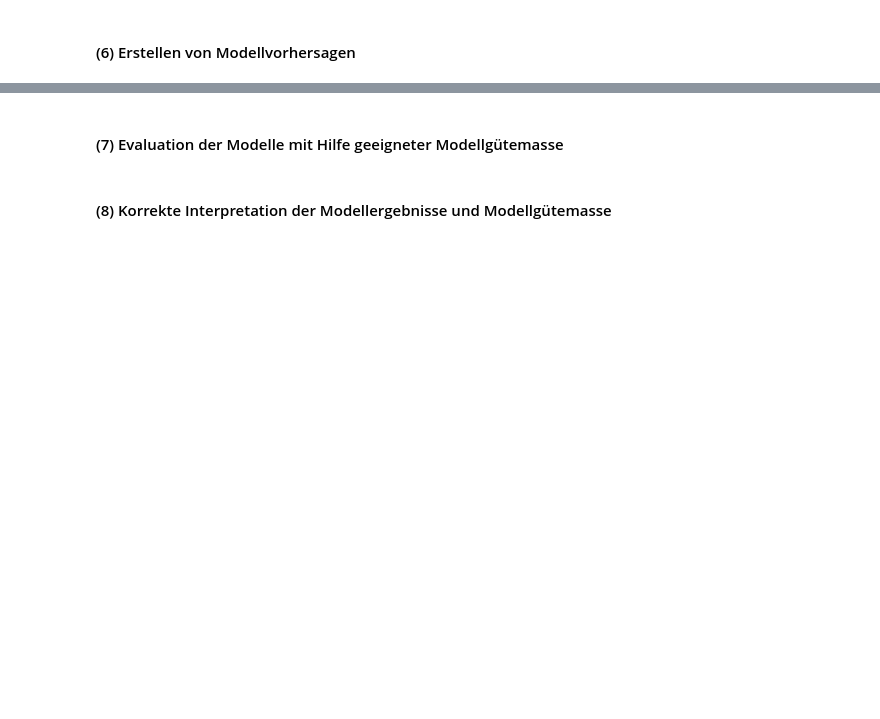
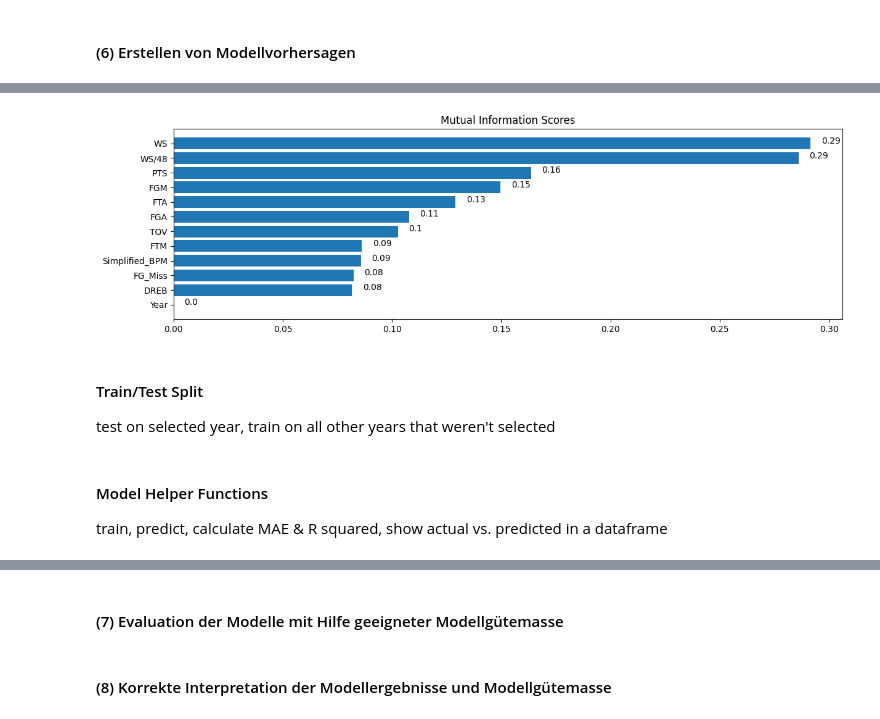
Before and after one commit to mimitridurri/ADS_Group2, a Jupyter notebook: WebScrape/Group2.ipynb, the cells around one changed output, grey strips where cells are left out. Saved outputs shown, nothing was run; the diff lists cells and outputs as text; code cells hidden in the pictures; blank space fills up the shorter version.

Commit message:
trying to predict

```diff
--- a/WebScrape/Group2.ipynb
+++ b/WebScrape/Group2.ipynb
@@ -841,3 +839,47 @@ features = ['WS',
 
 for feature in features:
     show_feature_vs_share(feature=feature, df=mvps)
+# %%
+
+to_drop = [
+    #'Year',
+    '3PM',
+    'OREB',
+    'FG%',
+    'Pts Max',
+    'Age',
+    '3P%',
+    'PER',
+    'STL',
+    'Height_cm',
+    'FT%',
+    'Weight_kg',
+    'BLK',
+    'G',
+    'AST',
+    'MIN',
+    'TRB',
+    'Tm',
+    'DRAFT_NUMBER',
+    'MP',
+    'Rank',
+    'Player',
+    'MVP Share',
+    'MVP',
+    'MVP won',
+    'Nationality',
+    'Position',
+    'First',
+    'Pts Won',
+    'FT_Miss'
+]
+# %%
+mvps_mod = mvps.copy()
+mvps_mod.drop(to_drop, axis=1, inplace=True)
+X, y, mi_scores2 = calculate_ml_scores(df=mvps_mod)
+plot_mi_scores(mi_scores2, figsize=(14,4))
+# %% [output]
+[figure, added]
+# %% [markdown]
+#### Train/Test Split
+test on selected year, train on all other years that weren't selected
@@ -843,0 +929,3 @@ for feature in features:
+# %% [markdown]
+#### Model Helper Functions
+train, predict, calculate MAE & R squared, show actual vs. predicted in a dataframe
```
Also changed, not shown: parts of 24 cells of this notebook.
